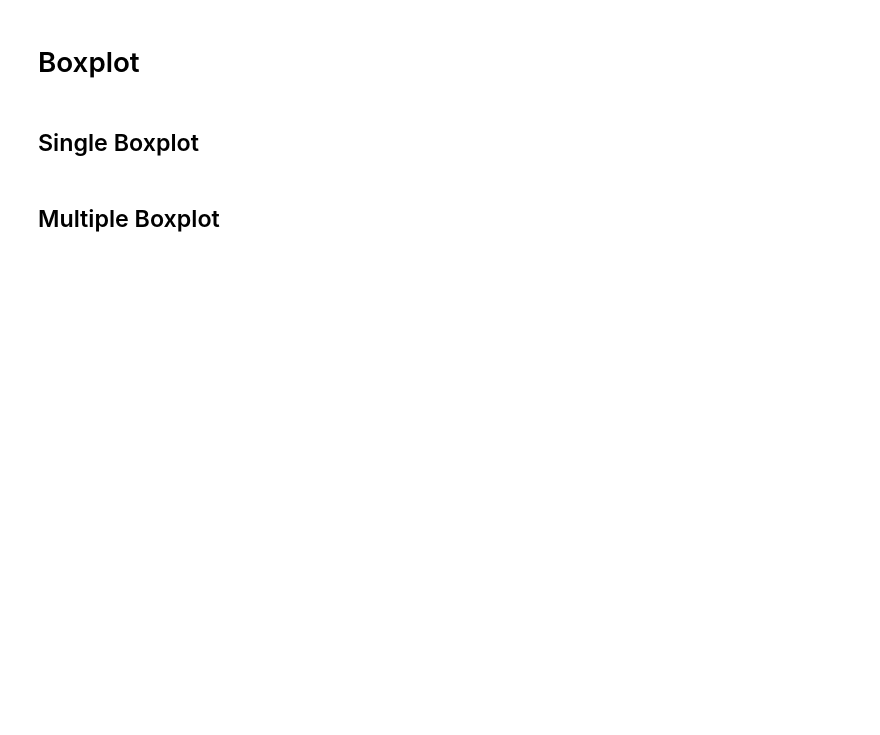
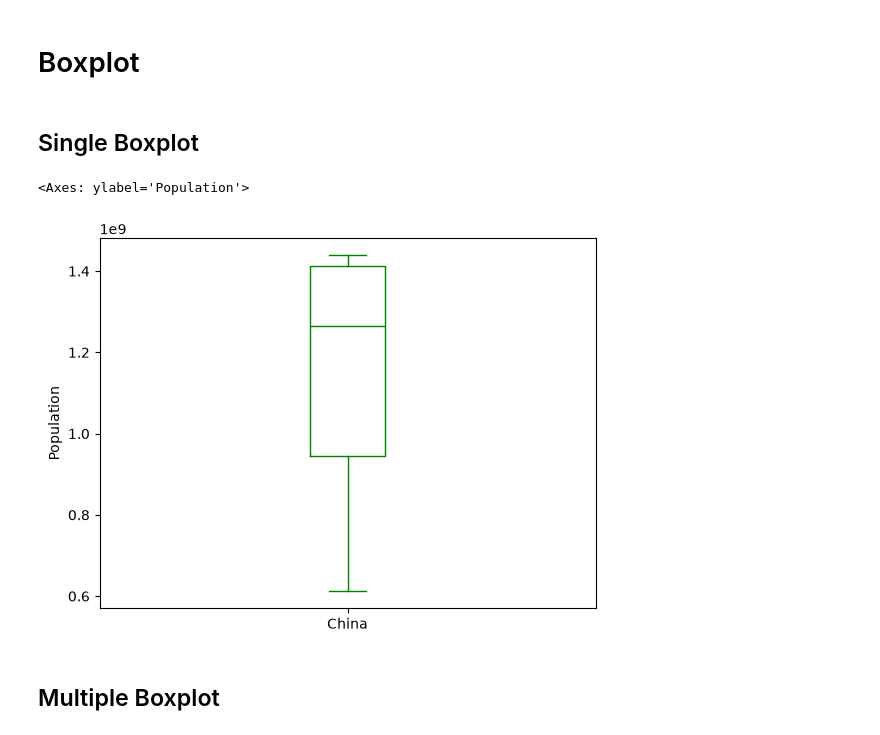
Before and after one commit to razmanov666/pandas_training, a Jupyter notebook: JN/07.Project 2 - Data Visualization/3.Save Plot and Export Pivot Table.ipynb, the cells around one changed output. Drawn from its saved outputs; the diff is of its cells as text; code cells hidden in the pictures; blank space fills up the shorter version.

```diff
--- a/JN/07.Project 2 - Data Visualization/3.Save Plot and Export Pivot Table.ipynb
+++ b/JN/07.Project 2 - Data Visualization/3.Save Plot and Export Pivot Table.ipynb
@@ -105,5 +116,10 @@ df_pivot_sample.plot(kind='bar', figsize=(10,10))
 # Boxplot
 # %% [markdown]
 ## Single Boxplot
+# %%
+df_pivot['China'].plot(kind='box', color="green", ylabel="Population")
+# %% [output]
+<Axes: ylabel='Population'>
+[figure, added]
 # %% [markdown]
 ## Multiple Boxplot
```
Also changed, not shown: parts of 9 cells of this notebook, 2 other files.
